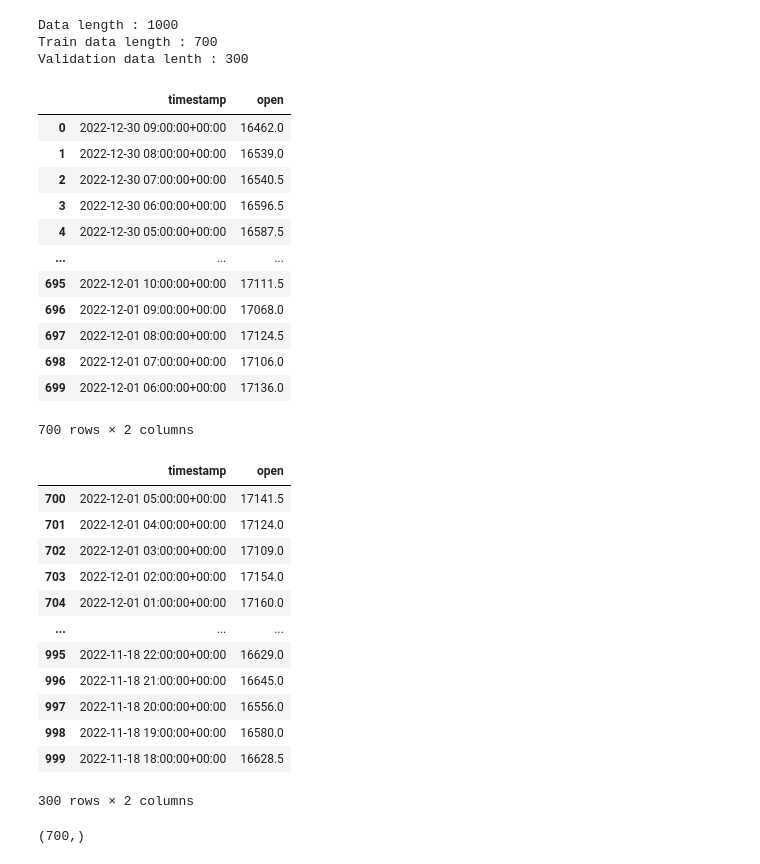
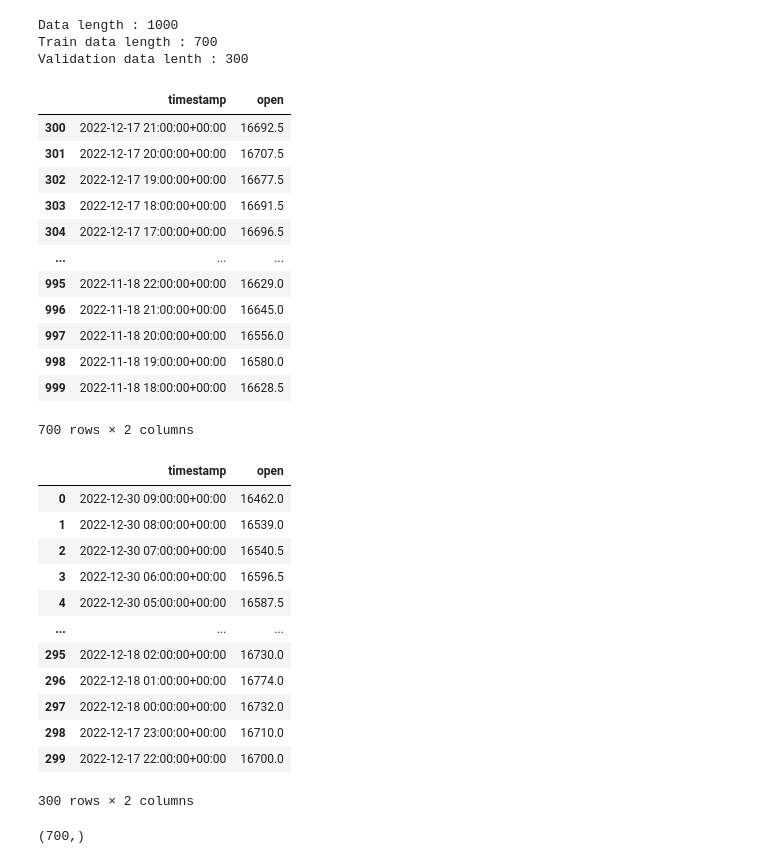
Before and after one commit to AtharvaTambat/AlgoTrading, a Jupyter notebook: RNNStockPrediction.ipynb, the cells around one changed output. Saved outputs shown, nothing was run; the diff lists cells and outputs as text; code cells hidden in the pictures.

```diff
--- a/RNNStockPrediction.ipynb
+++ b/RNNStockPrediction.ipynb
@@ -29,40 +29,40 @@ Data length : 1000
 Train data length : 700
 Validation data lenth : 300
 # %%
-train_data = data[:length_train].iloc[:,:2]
+train_data = data[length_validation:].iloc[:,:2]
 train_data['timestamp'] = pd.to_datetime(train_data['timestamp'])  # converting to date time object
 train_data
 # %% [output]
 |  | timestamp | open |
-| 0 | 2022-12-30 09:00:00+00:00 | 16462.0 |
-| 1 | 2022-12-30 08:00:00+00:00 | 16539.0 |
-| 2 | 2022-12-30 07:00:00+00:00 | 16540.5 |
-| 3 | 2022-12-30 06:00:00+00:00 | 16596.5 |
-| 4 | 2022-12-30 05:00:00+00:00 | 16587.5 |
+| 300 | 2022-12-17 21:00:00+00:00 | 16692.5 |
+| 301 | 2022-12-17 20:00:00+00:00 | 16707.5 |
+| 302 | 2022-12-17 19:00:00+00:00 | 16677.5 |
+| 303 | 2022-12-17 18:00:00+00:00 | 16691.5 |
+| 304 | 2022-12-17 17:00:00+00:00 | 16696.5 |
 | ... | ... | ... |
-| 695 | 2022-12-01 10:00:00+00:00 | 17111.5 |
-| 696 | 2022-12-01 09:00:00+00:00 | 17068.0 |
-| 697 | 2022-12-01 08:00:00+00:00 | 17124.5 |
-| 698 | 2022-12-01 07:00:00+00:00 | 17106.0 |
-| 699 | 2022-12-01 06:00:00+00:00 | 17136.0 |
+| 995 | 2022-11-18 22:00:00+00:00 | 16629.0 |
+| 996 | 2022-11-18 21:00:00+00:00 | 16645.0 |
+| 997 | 2022-11-18 20:00:00+00:00 | 16556.0 |
+| 998 | 2022-11-18 19:00:00+00:00 | 16580.0 |
+| 999 | 2022-11-18 18:00:00+00:00 | 16628.5 |
 700 rows × 2 columns
 # %%
-validation_data = data[length_train:].iloc[:,:2]
+validation_data = data[:-length_train].iloc[:,:2]
 validation_data['timestamp'] = pd.to_datetime(validation_data['timestamp'])  # converting to date time object
 validation_data
 # %% [output]
 |  | timestamp | open |
-| 700 | 2022-12-01 05:00:00+00:00 | 17141.5 |
-| 701 | 2022-12-01 04:00:00+00:00 | 17124.0 |
-| 702 | 2022-12-01 03:00:00+00:00 | 17109.0 |
-| 703 | 2022-12-01 02:00:00+00:00 | 17154.0 |
-| 704 | 2022-12-01 01:00:00+00:00 | 17160.0 |
+| 0 | 2022-12-30 09:00:00+00:00 | 16462.0 |
+| 1 | 2022-12-30 08:00:00+00:00 | 16539.0 |
+| 2 | 2022-12-30 07:00:00+00:00 | 16540.5 |
+| 3 | 2022-12-30 06:00:00+00:00 | 16596.5 |
+| 4 | 2022-12-30 05:00:00+00:00 | 16587.5 |
 | ... | ... | ... |
-| 995 | 2022-11-18 22:00:00+00:00 | 16629.0 |
-| 996 | 2022-11-18 21:00:00+00:00 | 16645.0 |
-| 997 | 2022-11-18 20:00:00+00:00 | 16556.0 |
-| 998 | 2022-11-18 19:00:00+00:00 | 16580.0 |
-| 999 | 2022-11-18 18:00:00+00:00 | 16628.5 |
+| 295 | 2022-12-18 02:00:00+00:00 | 16730.0 |
+| 296 | 2022-12-18 01:00:00+00:00 | 16774.0 |
+| 297 | 2022-12-18 00:00:00+00:00 | 16732.0 |
+| 298 | 2022-12-17 23:00:00+00:00 | 16710.0 |
+| 299 | 2022-12-17 22:00:00+00:00 | 16700.0 |
 300 rows × 2 columns
 # %%
 dataset_train = train_data.open.values
```
Also changed, not shown: parts of 9 cells of this notebook.
